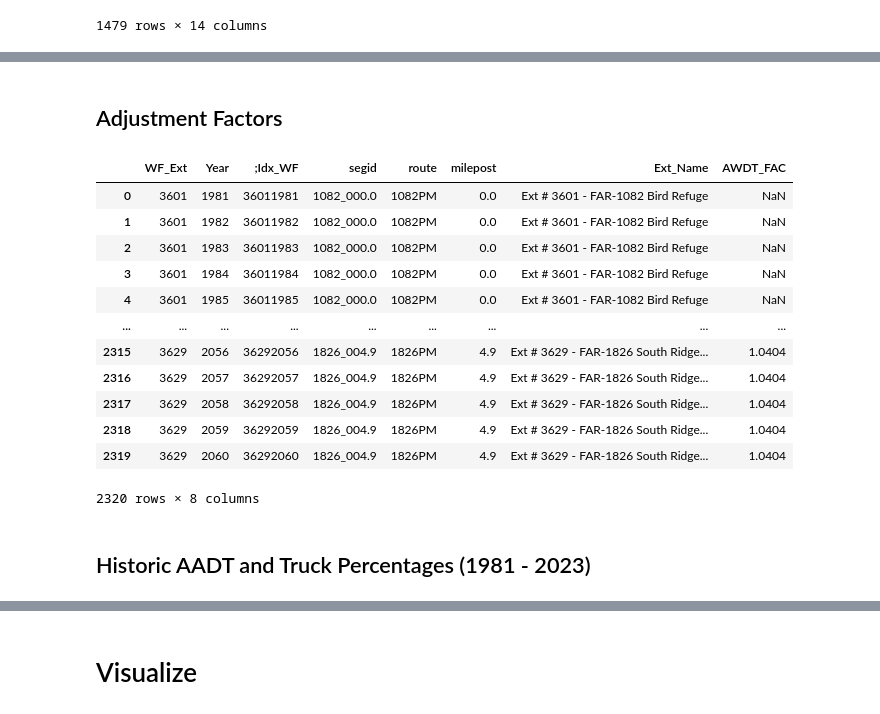
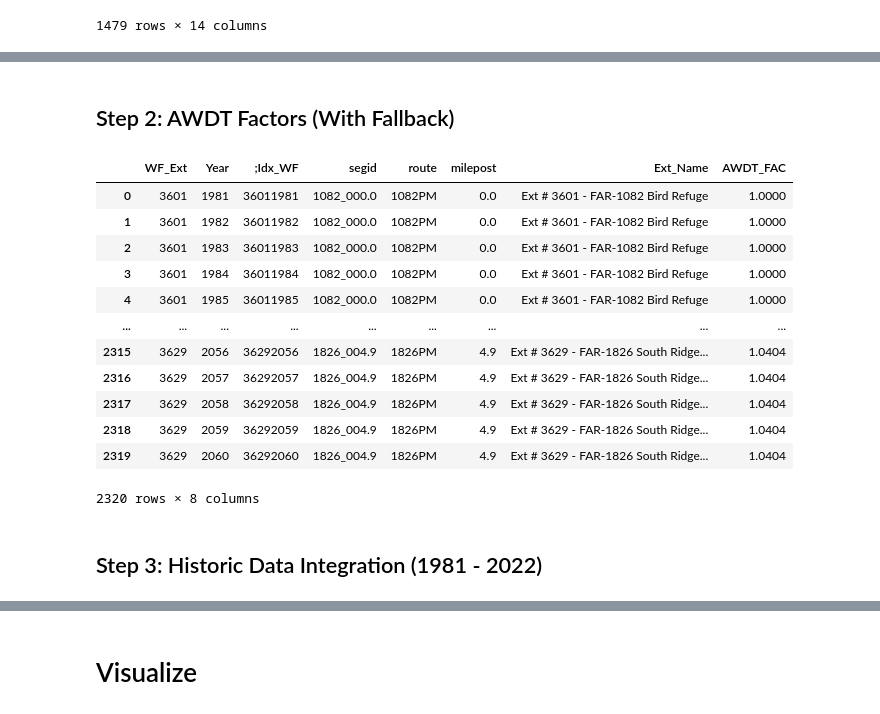
Before and after one commit to WFRCAnalytics/TDM-INP-External-Forecasts, a Jupyter notebook: 5-Export-Data.ipynb, the cells around one changed output, grey strips where cells are left out. Saved outputs shown, nothing was run; the diff lists cells and outputs as text; code cells hidden in the pictures.

```diff
--- a/5-Export-Data.ipynb
+++ b/5-Export-Data.ipynb
@@ -176,7 +208,7 @@ external_segment_link
 # %%
-df_external_year = pd.read_csv(r"archive/v920/external_year_vol.csv")
+df_external_year_archive = pd.read_csv(r"archive/v920/external_year_vol.csv")
 
-df_external_year
+df_external_year_archive
 # %% [output]
 |  | ;Idx_WF | WF_Ext | Year | AWDT | PASS_VOL | TRUCK_MD | TRUCK_HV | AWDT_FAC | AADT | PASSENGER | ... |
 | 0 | 36012010 | 3601 | 2010 | 492 | 321 | 105 | 66 | 0.956 | 515 | 336 | ... |
@@ -302,19 +277,29 @@ df_external_year_update
 # %% [markdown]
-## Adjustment Factors
+## Step 2: AWDT Factors (With Fallback)
 # %%
-# # Step 3: Add Average Weekday Factors
-df_external_year_update["AWDT_FAC"] = df_external_year_update["segid"].map(
-    gdf_master_segments.set_index("SEGID")["FAC_WDAVG"]  # Average Weekday Factors
+# Primary: From Master Segments
+df_external_year["AWDT_FAC"] = df_external_year["segid"].map(
+    gdf_master_segments.set_index("SEGID")["FAC_WDAVG"]
 )
 
-df_external_year_update
+# Fallback: From Archive (Match WF_Ext + Year)
+# We set the index of both to map efficiently
+archive_fac_map = df_external_year_archive.set_index(["WF_Ext", "Year"])["AWDT_FAC"]
+df_external_year = df_external_year.set_index(["WF_Ext", "Year"])
+df_external_year["AWDT_FAC"] = df_external_year["AWDT_FAC"].fillna(archive_fac_map)
+df_external_year = df_external_year.reset_index()
+
+# Clean up: Replace 0s with 1 (or NA) to prevent math errors, assuming 1 if missing
+df_external_year["AWDT_FAC"] = df_external_year["AWDT_FAC"].replace(0, 1).fillna(1)
+
+df_external_year
 # %% [output]
 |  | WF_Ext | Year | ;Idx_WF | segid | route | milepost | Ext_Name | AWDT_FAC |
-| 0 | 3601 | 1981 | 36011981 | 1082_000.0 | 1082PM | 0.0 | Ext # 3601 - FAR-1082 Bird Refuge | NaN |
-| 1 | 3601 | 1982 | 36011982 | 1082_000.0 | 1082PM | 0.0 | Ext # 3601 - FAR-1082 Bird Refuge | NaN |
-| 2 | 3601 | 1983 | 36011983 | 1082_000.0 | 1082PM | 0.0 | Ext # 3601 - FAR-1082 Bird Refuge | NaN |
-| 3 | 3601 | 1984 | 36011984 | 1082_000.0 | 1082PM | 0.0 | Ext # 3601 - FAR-1082 Bird Refuge | NaN |
-| 4 | 3601 | 1985 | 36011985 | 1082_000.0 | 1082PM | 0.0 | Ext # 3601 - FAR-1082 Bird Refuge | NaN |
+| 0 | 3601 | 1981 | 36011981 | 1082_000.0 | 1082PM | 0.0 | Ext # 3601 - FAR-1082 Bird Refuge | 1.0000 |
+| 1 | 3601 | 1982 | 36011982 | 1082_000.0 | 1082PM | 0.0 | Ext # 3601 - FAR-1082 Bird Refuge | 1.0000 |
+| 2 | 3601 | 1983 | 36011983 | 1082_000.0 | 1082PM | 0.0 | Ext # 3601 - FAR-1082 Bird Refuge | 1.0000 |
+| 3 | 3601 | 1984 | 36011984 | 1082_000.0 | 1082PM | 0.0 | Ext # 3601 - FAR-1082 Bird Refuge | 1.0000 |
+| 4 | 3601 | 1985 | 36011985 | 1082_000.0 | 1082PM | 0.0 | Ext # 3601 - FAR-1082 Bird Refuge | 1.0000 |
 | ... | ... | ... | ... | ... | ... | ... | ... | ... |
 | 2315 | 3629 | 2056 | 36292056 | 1826_004.9 | 1826PM | 4.9 | Ext # 3629 - FAR-1826 South Ridge... | 1.0404 |
 | 2316 | 3629 | 2057 | 36292057 | 1826_004.9 | 1826PM | 4.9 | Ext # 3629 - FAR-1826 South Ridge... | 1.0404 |
@@ -323,5 +308,5 @@ df_external_year_update
 | 2319 | 3629 | 2060 | 36292060 | 1826_004.9 | 1826PM | 4.9 | Ext # 3629 - FAR-1826 South Ridge... | 1.0404 |
 2320 rows × 8 columns
 # %% [markdown]
-## Historic AADT and Truck Percentages (1981 - 2023)
+## Step 3: Historic Data Integration (1981 - 2022)
 # %%
```
Also changed, not shown: parts of 42 cells of this notebook, 2 other files.
